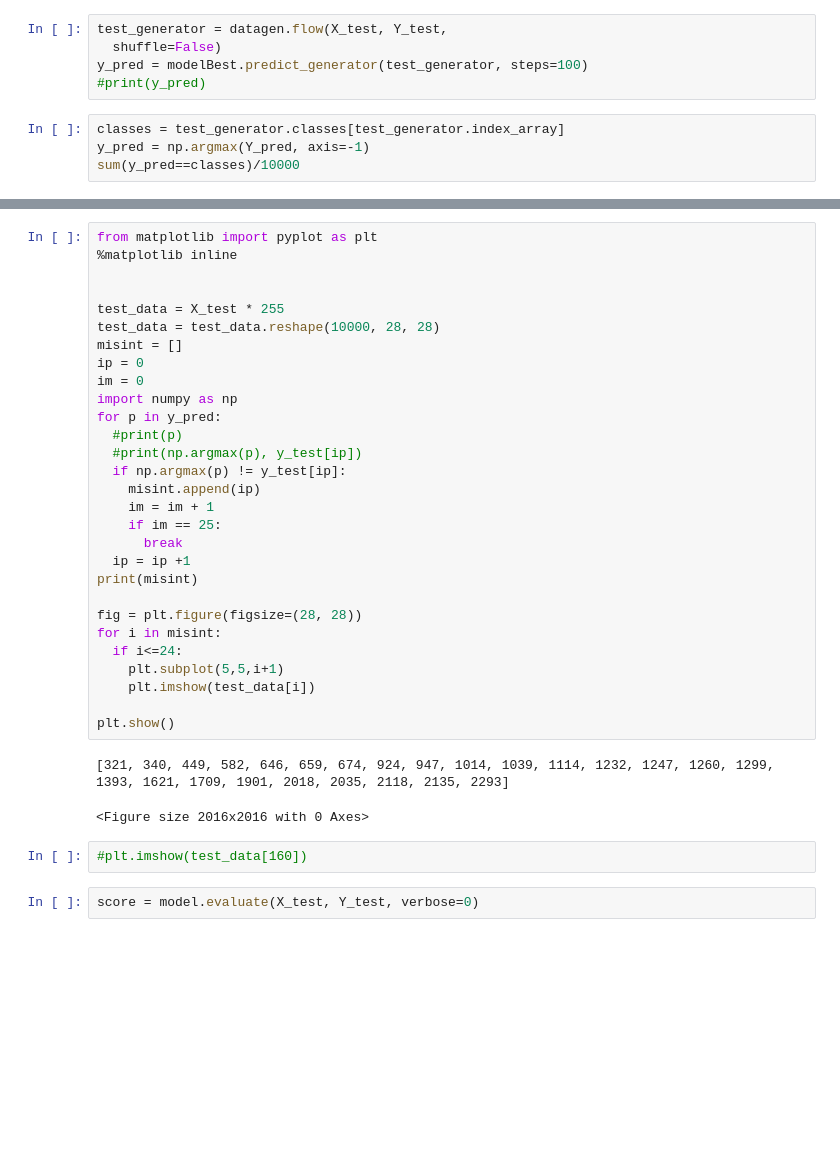
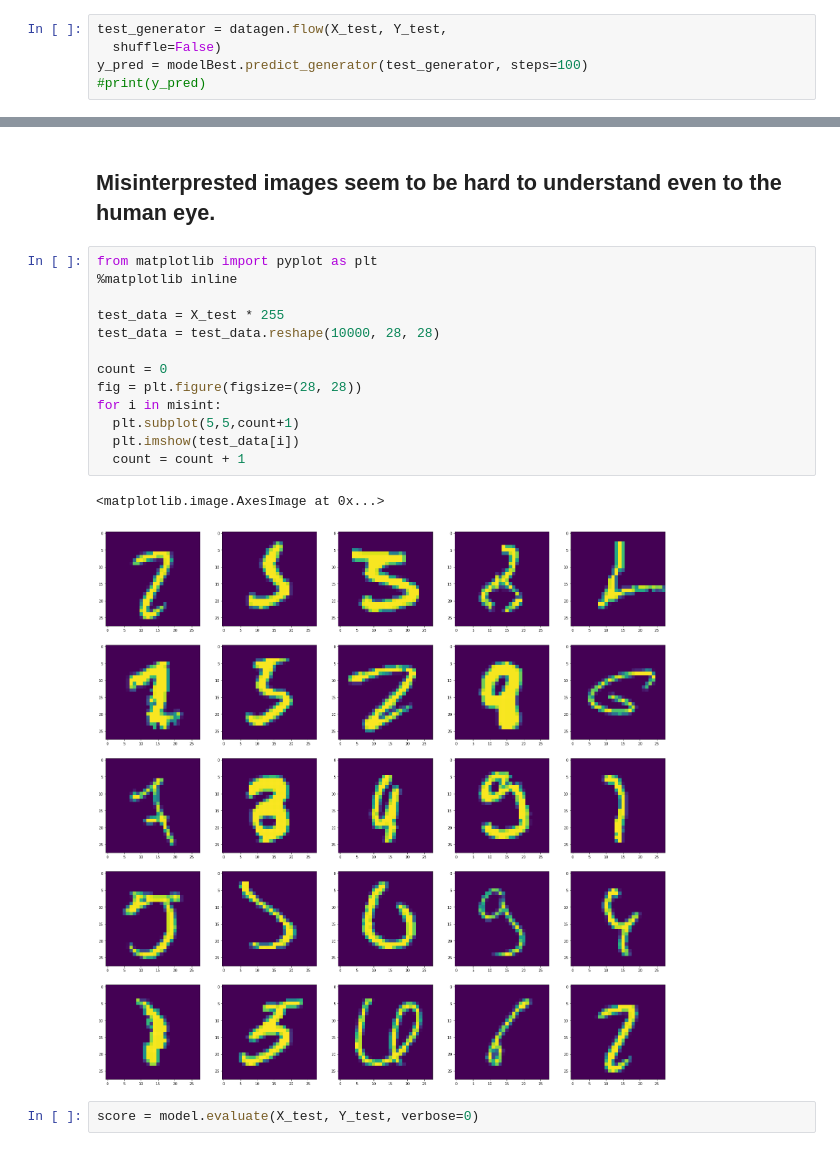
Before and after one commit to Curiousss/EVA, a Jupyter notebook: Assignment5/Session5DNN.ipynb, the cells around one changed output, grey strips where cells are left out. Cells and saved outputs as stored; diff of their text form; blank space fills up the shorter version.

Commit message:
25 Misinterpreted images displayed

```diff
--- a/Assignment5/Session5DNN.ipynb
+++ b/Assignment5/Session5DNN.ipynb
@@ -210,7 +208,3 @@ test_generator = datagen.flow(X_test, Y_test,
   shuffle=False)
 y_pred = modelBest.predict_generator(test_generator, steps=100)
 #print(y_pred)
-# %%
-classes = test_generator.classes[test_generator.index_array]
-y_pred = np.argmax(Y_pred, axis=-1)
-sum(y_pred==classes)/10000
@@ -246,37 +229,21 @@ print(pos, neg)
+# %% [markdown]
+## Misinterprested images seem to be hard to understand even to the human eye.
 # %%
 from matplotlib import pyplot as plt
 %matplotlib inline
 
-
 test_data = X_test * 255
 test_data = test_data.reshape(10000, 28, 28)
-misint = []
-ip = 0
-im = 0
-import numpy as np
-for p in y_pred:
-  #print(p)
-  #print(np.argmax(p), y_test[ip])
-  if np.argmax(p) != y_test[ip]:
-    misint.append(ip)
-    im = im + 1
-    if im == 25:
-      break
-  ip = ip +1
-print(misint)
 
+count = 0
 fig = plt.figure(figsize=(28, 28))
 for i in misint:
-  if i<=24:
-    plt.subplot(5,5,i+1)
-    plt.imshow(test_data[i])
-
-plt.show()
+  plt.subplot(5,5,count+1)
+  plt.imshow(test_data[i])
+  count = count + 1
 # %% [output]
-[321, 340, 449, 582, 646, 659, 674, 924, 947, 1014, 1039, 1114, 1232, 1247, 1260, 1299, 1393, 1621, 1709, 1901, 2018, 2035, 2118, 2135, 2293]
+<matplotlib.image.AxesImage at 0x...>
-<Figure size 2016x2016 with 0 Axes>
+[figure, added]
-# %%
-#plt.imshow(test_data[160])
 # %%
 score = model.evaluate(X_test, Y_test, verbose=0)
 # %%
```
Also changed, not shown: parts of 6 cells of this notebook.
